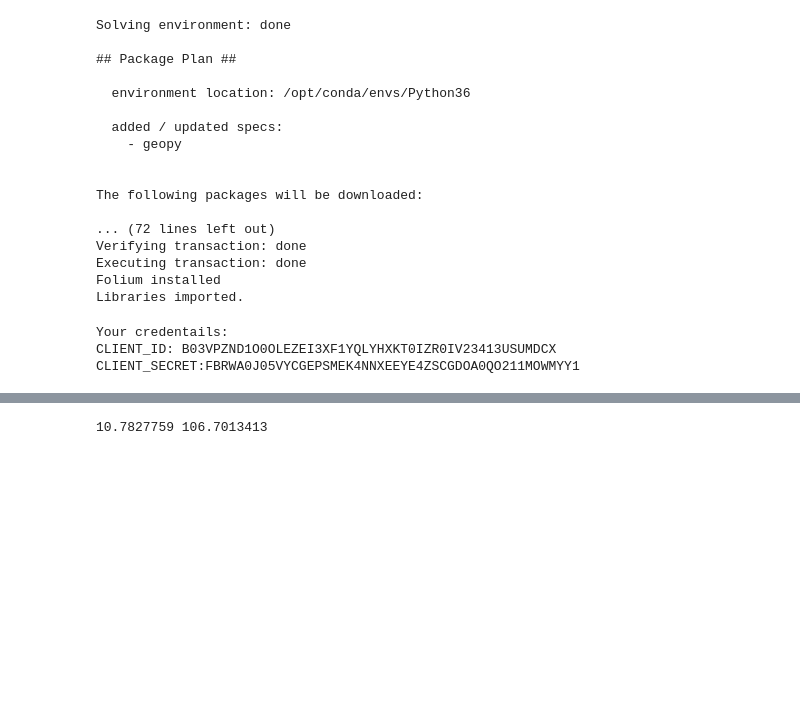
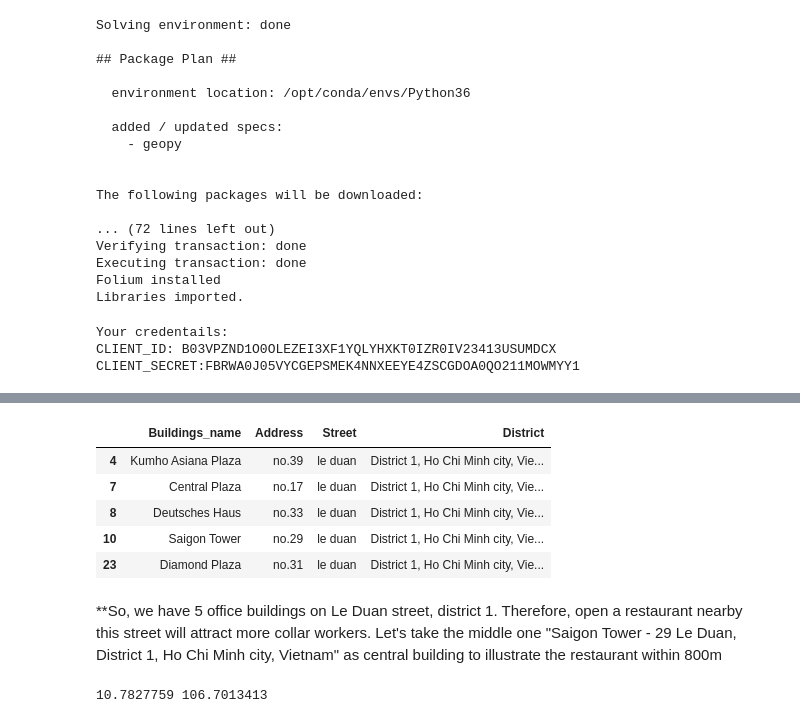
Before and after one commit to Phungngo13/github-example, a Jupyter notebook: Course9-W4-The Battle of Neighborhoods.ipynb, the cells around one changed output, grey strips where cells are left out. Saved outputs shown, nothing was run; the diff lists cells and outputs as text; code cells hidden in the pictures; blank space fills up the shorter version.

```diff
--- a/Course9-W4-The Battle of Neighborhoods.ipynb
+++ b/Course9-W4-The Battle of Neighborhoods.ipynb
@@ -79,3 +146,16 @@ CLIENT_SECRET:FBRWA0J05VYCGEPSMEK4NNXEEYE4ZSCGDOA0QO211MOWMYY1
+# %%
+off_building=df.loc[df['Street']=='le duan']
+off_building
+# %% [output]
+|  | Buildings_name | Address | Street | District |
+| 4 | Kumho Asiana Plaza | no.39 | le duan | District 1, Ho Chi Minh city, Vie... |
+| 7 | Central Plaza | no.17 | le duan | District 1, Ho Chi Minh city, Vie... |
+| 8 | Deutsches Haus | no.33 | le duan | District 1, Ho Chi Minh city, Vie... |
+| 10 | Saigon Tower | no.29 | le duan | District 1, Ho Chi Minh city, Vie... |
+| 23 | Diamond Plaza | no.31 | le duan | District 1, Ho Chi Minh city, Vie... |
+# %% [markdown]
+**So, we have 5 office buildings on Le Duan street, district 1. Therefore, open a restaurant nearby this street will attract more collar workers.
+Let's take the middle one "Saigon Tower - 29 Le Duan, District 1, Ho Chi Minh city, Vietnam" as central building to illustrate the restaurant within 800m
 # %%
 address = '29 Le Duan, Ben Nghe, district 1, Ho Chi Minh city, VN'
 geolocator = Nominatim(user_agent="foursquare_agent")
```
Also changed, not shown: parts of 23 cells of this notebook.
